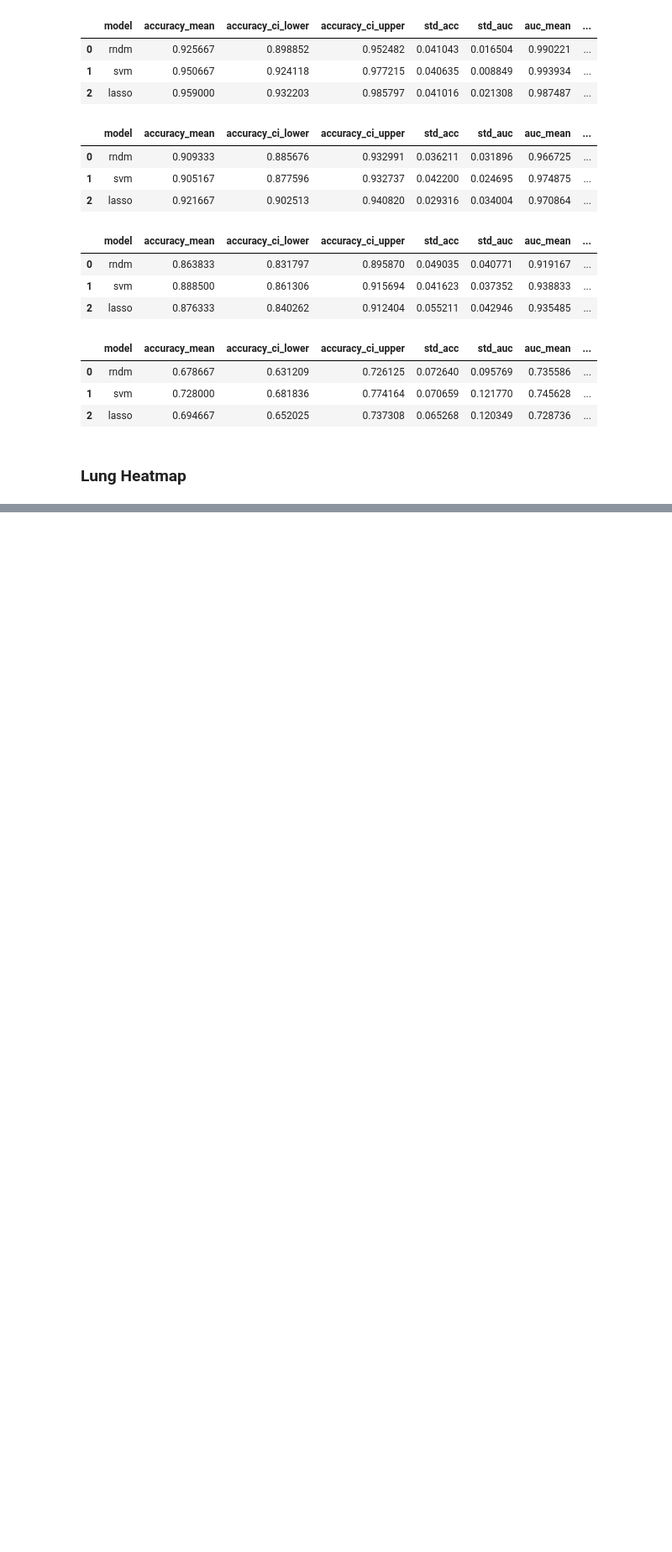
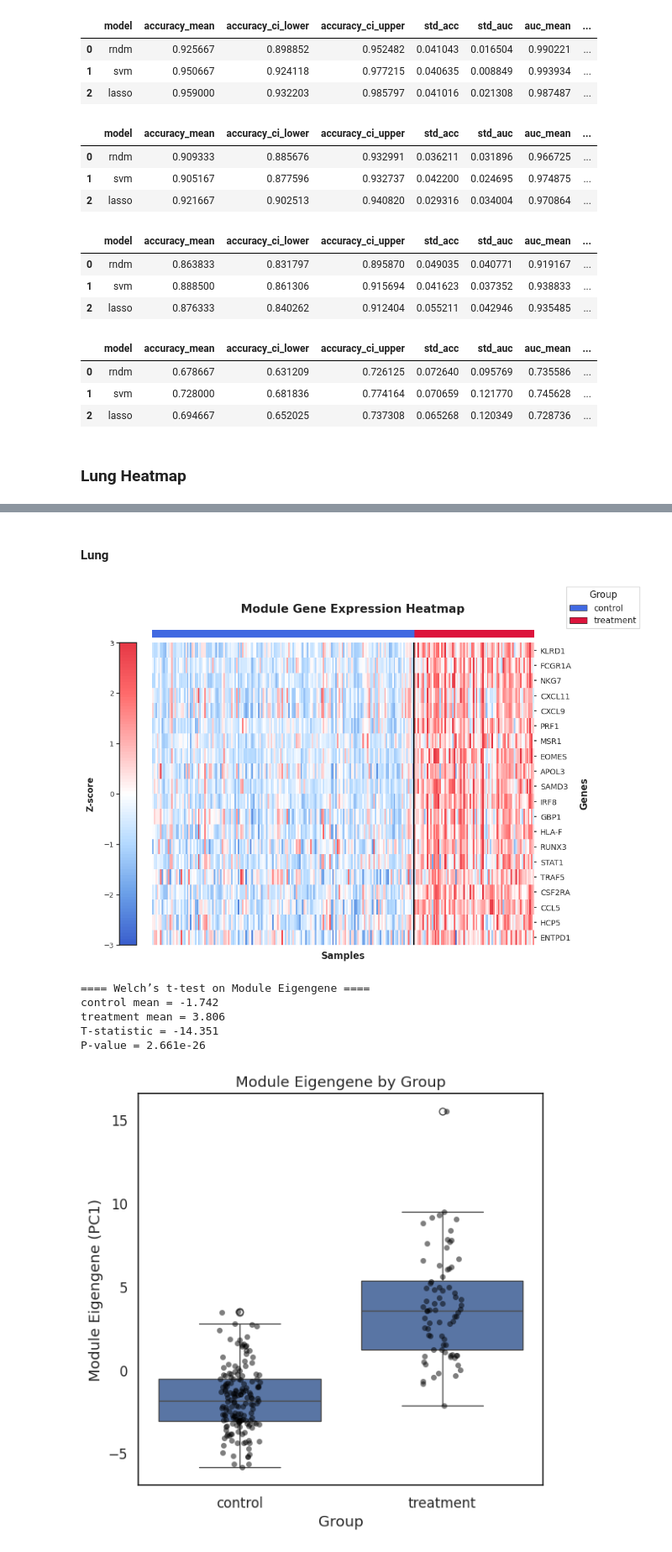
Before and after one commit to Poorvi-HC/Cross-Organ-Transplantation, a Jupyter notebook: src/ML/validation.ipynb, the cells around one changed output, grey strips where cells are left out. Shown at 84% size. Cells and saved outputs as stored; diff of their text form; code cells hidden in the pictures; blank space fills up the shorter version.

Commit message:
lung validation

```diff
--- a/src/ML/validation.ipynb
+++ b/src/ML/validation.ipynb
@@ -563,0 +642,17 @@ plot_expression_heatmap(
+# %%
+def plot_eigengene_boxplot(eigengene, meta, group_col="group"):
+
+    df = pd.DataFrame({
+        "Eigengene": eigengene,
+        "Group": meta[group_col]
+    })
+
+    plt.figure(figsize=(6,6))
+    sns.boxplot(data=df, x="Group", y="Eigengene")
+    sns.stripplot(data=df, x="Group", y="Eigengene",
+                  color="black", alpha=0.5)
+
+    plt.title("Module Eigengene by Group")
+    plt.ylabel("Module Eigengene (PC1)")
+    plt.tight_layout()
+    plt.show()
@@ -563,0 +703,26 @@ plot_expression_heatmap(
+# %% [markdown]
+#### Lung
+# %%
+# 1 Heatmap
+plot_module_heatmap(data_lung, meta_lung, twenty_gene_biomarker)
+
+# 2 Compute eigengene
+eigengene_lung = compute_module_eigengene(data_lung, twenty_gene_biomarker)
+
+# 3 Welch test
+module_eigengene_ttest(eigengene_lung, meta_lung)
+
+# 4 Plot eigengene distribution
+plot_eigengene_boxplot(eigengene_lung, meta_lung)
+
+# 5 Plot eigengene bar plot
+plot_eigengene_bar(eigengene_lung, meta_lung,
+                   module_name="20 gene biomarker")
+# %% [output]
+[figure, added]
+==== Welch’s t-test on Module Eigengene ====
+control mean = -1.742
+treatment mean = 3.806
+T-statistic = -14.351
+P-value = 2.661e-26
+[figure, added]
```
Also changed, not shown: parts of 23 cells of this notebook.
